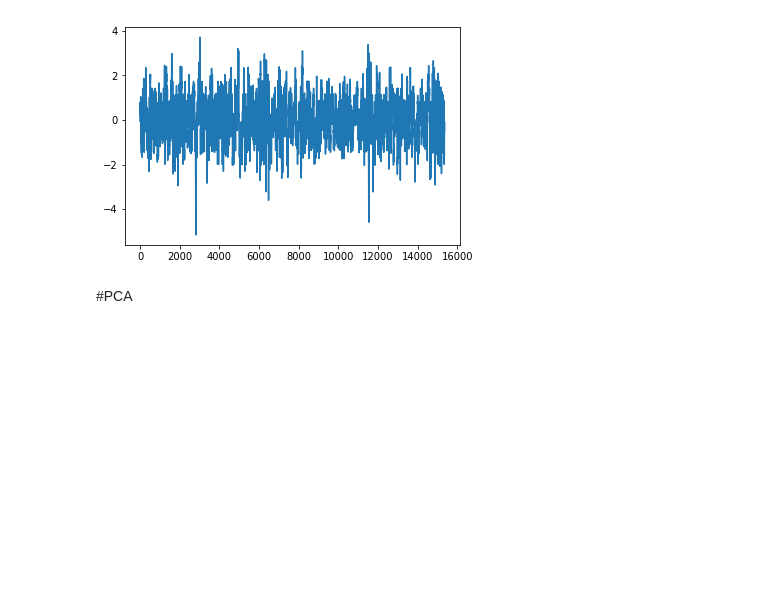
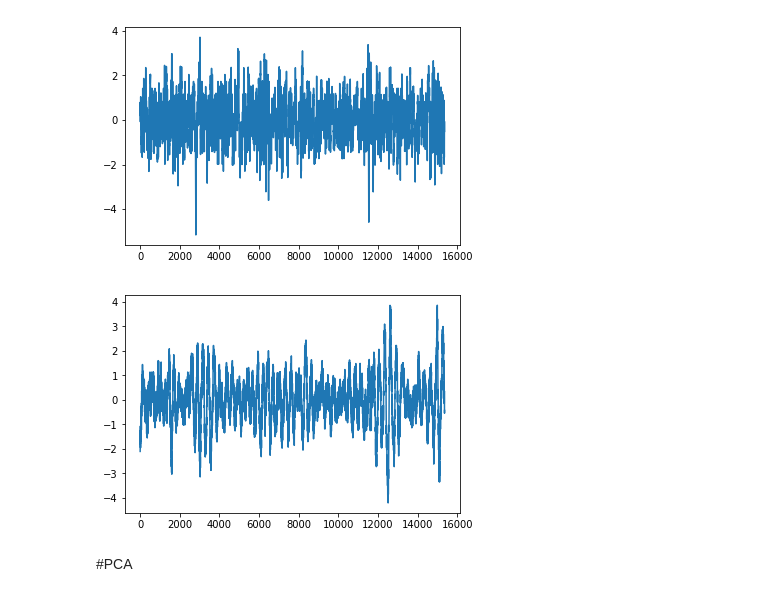
Before and after one commit to alifele/EEG-SelfResearch, a Jupyter notebook: Ensemble.ipynb, the cells around one changed output. Cells and saved outputs as stored; diff of their text form; code cells hidden in the pictures; blank space fills up the shorter version.

```diff
--- a/Ensemble.ipynb
+++ b/Ensemble.ipynb
@@ -387,3 +377,29 @@ del data
+# %%
+def Clear_TDomain_():
+
+  T_D = np.array(DATA_)
+
+  temp_D = T_D.reshape((T_D.shape[0],T_D.shape[2],T_D.shape[1]))
+  scaler = StandardScaler()
+
+
+  for d in range(T_D.shape[0]):
+    temp_D[d]= scaler.fit_transform(T_D[d].T)
+
+
+  for d in range(T_D.shape[0]):
+    T_D[d]= temp_D[d].T
+
+  plt.plot(T_D[3][5])
+
+  Data = T_D
+
+
+  return Data
+# %%
+T_DATA_  = Clear_TDomain_()
+# %% [output]
+[figure, added]
 # %% [markdown]
 #PCA
 # %%
```
Also changed, not shown: parts of 22 cells of this notebook.
